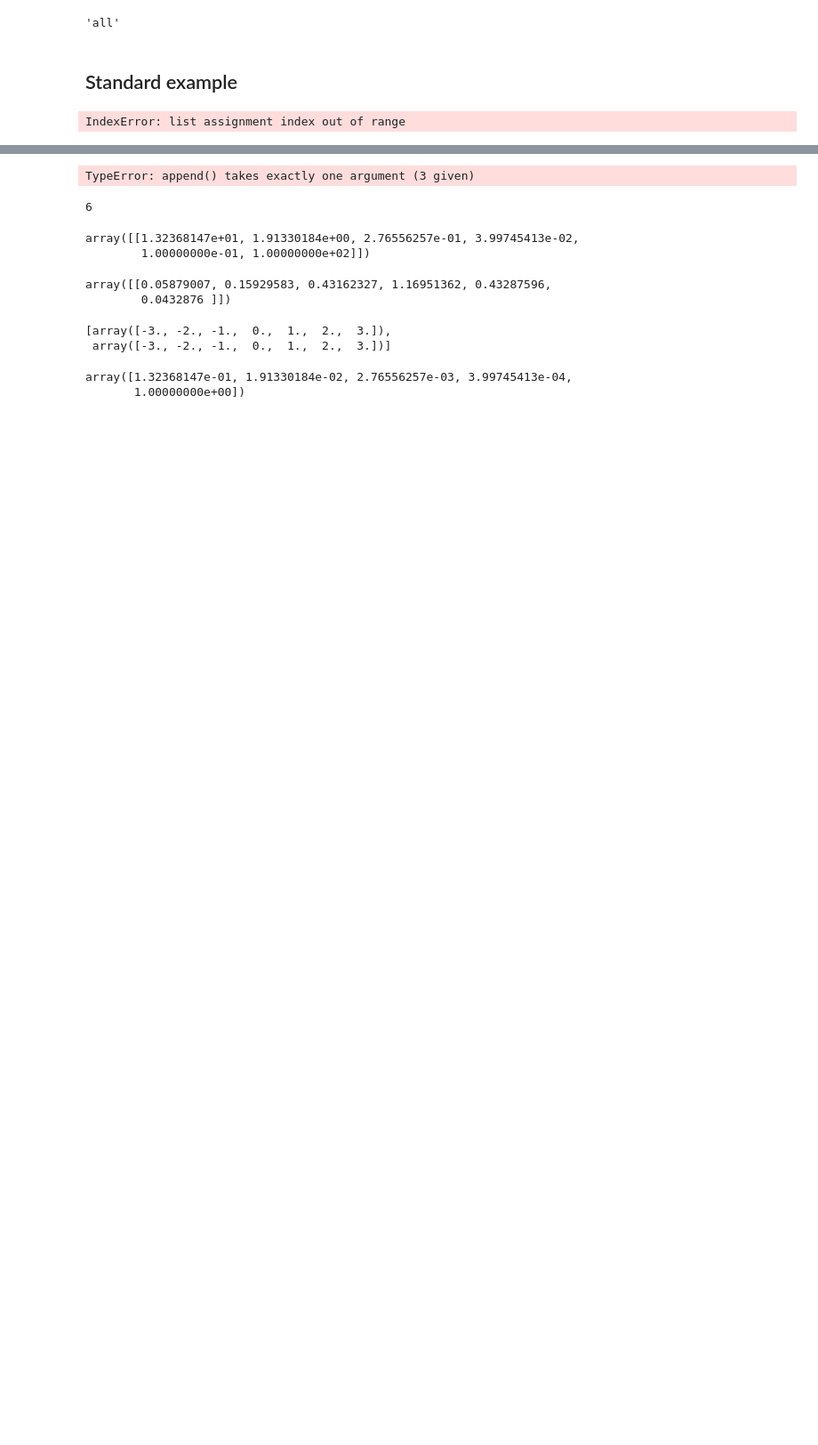
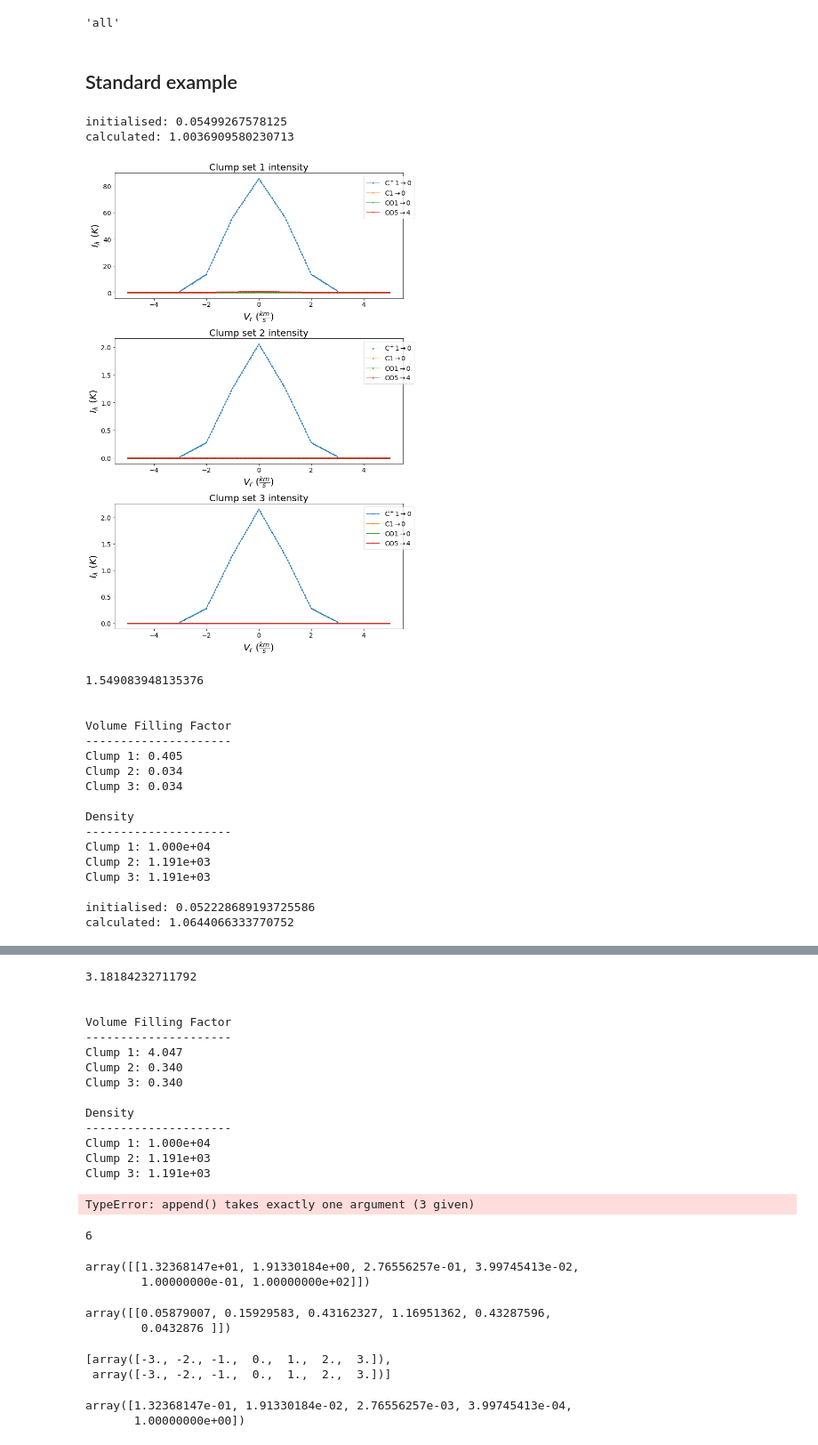
Before and after one commit to CraigYanitski/kosmatau3d, a Jupyter notebook: notebooks/debugging/voxel_debugging.ipynb, the cells around one changed output, grey strips where cells are left out. Shown at 89% size. Saved outputs shown, nothing was run; the diff lists cells and outputs as text; code cells hidden in the pictures; blank space fills up the shorter version.

```diff
--- a/notebooks/debugging/voxel_debugging.ipynb
+++ b/notebooks/debugging/voxel_debugging.ipynb
@@ -40,7 +42,7 @@ parameters = {
                                 '13CO 7', '13CO 8', 'HCO+ 1', 'HCO+ 2', 'HCO+ 3', 'HCO+ 4', 'HCO+ 5'],
                       # 'dust' : ['240um', '550um'],#'PAH',
                       'dust' : 'PAH',
-            'clumpMassRange' : [[0, 3], [-1], [-2]],
+            'clumpMassRange' : [[0, 2], [-1], [-2]],
            'clumpMassNumber' : [4, 1, 1],
                  'clumpNmax' : [1, 10, 100],
              'velocityRange' : [-5, 5],
@@ -88,32 +90,51 @@ vres = [1, 1]
 mass = [10**2, 1]
 delta_s = [1, 0.1]
 voxels = []
 for _ in range(2):
     parameters['suggested_calc'] = scalc[min(1, _)]
     parameters['velocity_resolution'] = vres[min(1, _)]
     parameters['ensembleMass'] = np.array([100, 1, 1])*delta_s[_]**2
-    parameters['voxel_size'] = delta_s[ _]
+    parameters['voxel_size'] = delta_s[_]
     t1 = time()
     vox = models.Voxel()
     vox.setProperties(**parameters)
     print('initialised:', time()-t1)
     vox.calculateEmission(test_calc=test_calc, test_opacity=test_opacity, test_pexp=test_pexp, test_fv=test_fv, verbose=False, timed=False)
     print('calculated:', time()-t1)
     # vox.plot_clump_number(effective=True)
     # vox.plotMolecule(quantity='intensity', kind='slinear', molecule=['C+ 1', 'O 1', 'CO 4', 'CO 45'], moleculeName=[r'$\mathrm{C}^+ 1 \rightarrow 0$', r'$\mathrm{O} 1 \rightarrow 0$', r'$\mathrm{CO} 4 \rightarrow 3$', r'$\mathrm{CO} 45 \rightarrow 46$'])
     vox.plotMolecule(quantity='intensity', kind='slinear', molecule=['C+ 1', 'C 1', 'CO 1', 'CO 5'], moleculeName=[r'$\mathrm{C}^+ 1 \rightarrow 0$', r'$\mathrm{C} 1 \rightarrow 0$', r'$\mathrm{CO} 1 \rightarrow 0$', r'$\mathrm{CO} 5 \rightarrow 4$'])
     # vox.plotSpectrum(quantity='intensity', kind='slinear', integrated=True)
     voxels.append(copy(vox))
 
     print(time()-t0, '\n')
     print('\nVolume Filling Factor')
     print('---------------------')
     print('\n'.join(['Clump {}: {:.3f}'.format(_+1, vox.getVolumeFillingFactor()[_]) for _ in range(models.constants.ensembles)]))
     print('\nDensity')
     print('---------------------')
     print('\n'.join(['Clump {}: {:.3e}'.format(_+1, vox.getDensity()[_]) for _ in range(models.constants.ensembles)]))
     print()
 
 old_vox, new_vox = voxels[:2]
 # %% [output]
-IndexError: list assignment index out of range
+initialised: 0.05499267578125
+calculated: 1.0036909580230713
+[figure, added]
+1.549083948135376
+
+
+Volume Filling Factor
+---------------------
+Clump 1: 0.405
+Clump 2: 0.034
+Clump 3: 0.034
+
+Density
+---------------------
+Clump 1: 1.000e+04
+Clump 2: 1.191e+03
+Clump 3: 1.191e+03
+
+initialised: 0.052228689193725586
+calculated: 1.0644066333770752
@@ -119,0 +142,14 @@ IndexError: list assignment index out of range
+3.18184232711792
+
+
+Volume Filling Factor
+---------------------
+Clump 1: 4.047
+Clump 2: 0.340
+Clump 3: 0.340
+
+Density
+---------------------
+Clump 1: 1.000e+04
+Clump 2: 1.191e+03
+Clump 3: 1.191e+03
```
Also changed, not shown: parts of 3 cells of this notebook.
